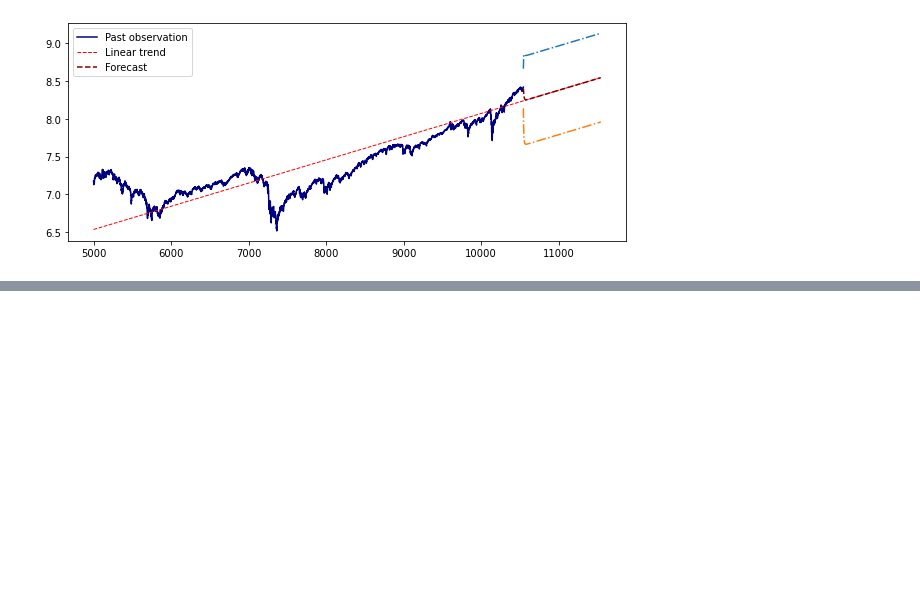
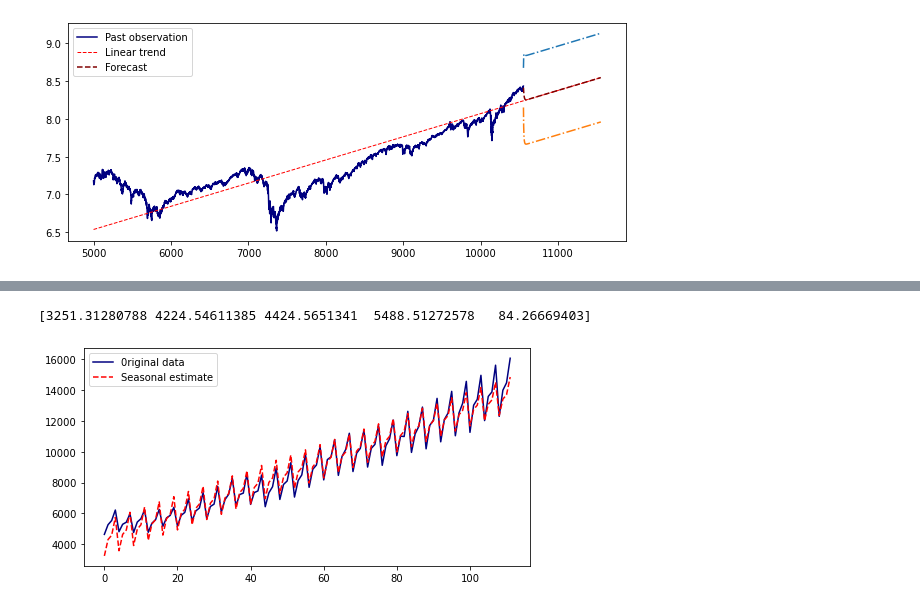
Before and after one commit to tranquocthien/Time-series-analysis, a Jupyter notebook: mo-hinh-ARIMA.ipynb, the cells around one changed output, grey strips where cells are left out. Cells and saved outputs as stored; diff of their text form; code cells hidden in the pictures; blank space fills up the shorter version.

```diff
--- a/mo-hinh-ARIMA.ipynb
+++ b/mo-hinh-ARIMA.ipynb
@@ -656,0 +640,35 @@ at1 = dd_m_y[]
+# %%
+model = LinearRegression(fit_intercept=False)
+T = len(y)
+s1 = np.zeros(T)
+s2 = np.zeros(T)
+s3 = np.zeros(T)
+s4 = np.zeros(T)
+
+for i in range(T):
+    if i%4 == 0:
+        s1[i] = 1
+    elif i%4 == 1:
+        s2[i]=1
+    elif i%4 == 2:
+        s3[i] = 1
+    else:
+        s4[i] = 1
+
+X = np.vstack([s1,s2,s3,s4, np.arange(T)]).T
+
+
+model.fit(X,y)
+
+print(model.coef_)
+
+# Ve do thi
+yfit = model.predict(X)
+plt.subplots(figsize = (8,4))
+plt.plot(y, color='navy', label='0riginal data')
+plt.plot(yfit, color='red', label='Seasonal estimate', linestyle='dashed')
+plt.legend()
+plt.show()
+# %% [output]
+[3251.31280788 4224.54611385 4424.5651341  5488.51272578   84.26669403]
+[figure, added]
```
Also changed, not shown: parts of 35 cells of this notebook, 8 other files.
